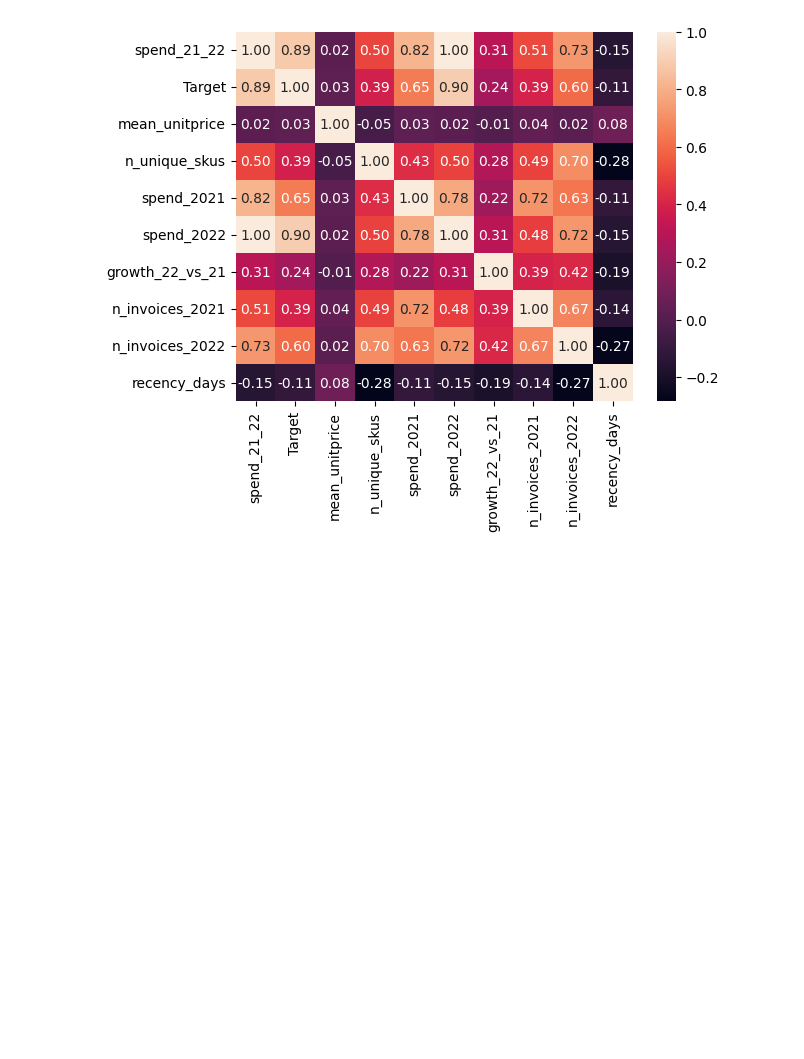
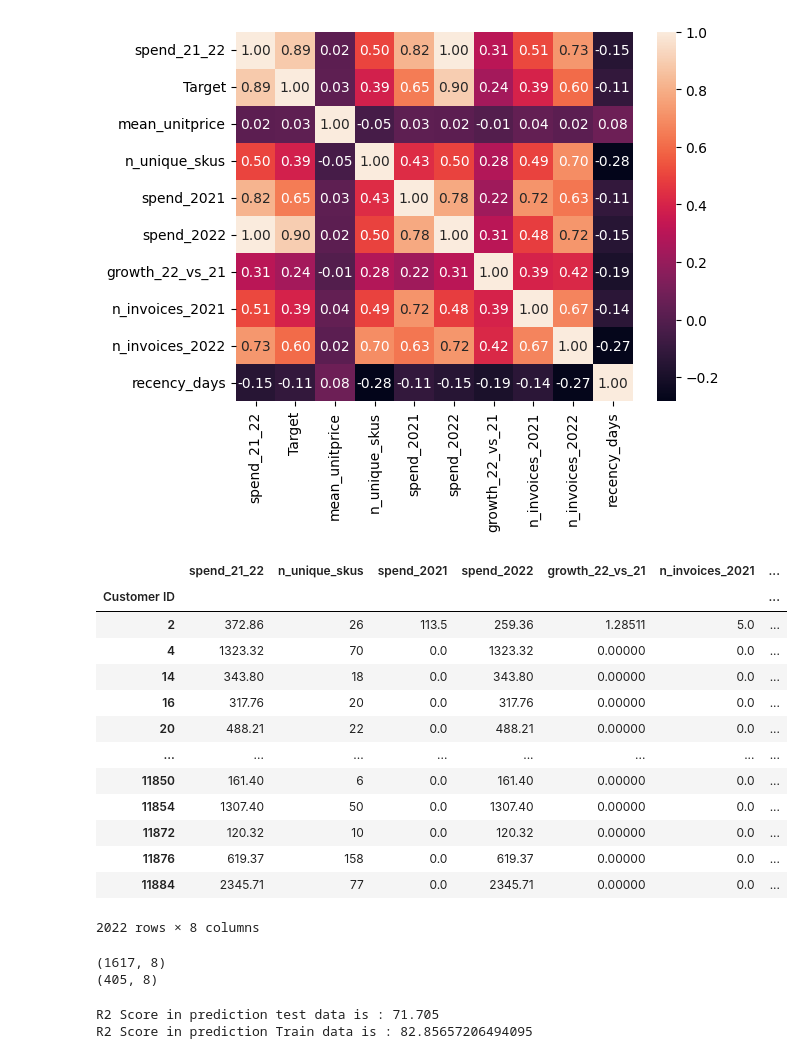
Before and after one commit to Mo-sharifi/retail-2023-spend-prediction, a Jupyter notebook: main.ipynb, the cells around one changed output. Drawn from its saved outputs; the diff is of its cells as text; code cells hidden in the pictures; blank space fills up the shorter version.

Commit message:
train Linearmodel on Train dataset and got 82% r2 on train phase and 71% on test phase

```diff
--- a/main.ipynb
+++ b/main.ipynb
@@ -279,3 +285,46 @@ sns.heatmap(df_customer.corr(),annot=True,fmt="0.2f")
 # %% [output]
 <Axes: >
 [figure]
+# %%
+X = df_customer.drop(columns=["Target","mean_unitprice"])
+y = df_customer["Target"]
+# %%
+X
+# %% [output]
+|  | spend_21_22 | n_unique_skus | spend_2021 | spend_2022 | growth_22_vs_21 | n_invoices_2021 | ... |
+| Customer ID |  |  |  |  |  |  | ... |
+| 2 | 372.86 | 26 | 113.5 | 259.36 | 1.28511 | 5.0 | ... |
+| 4 | 1323.32 | 70 | 0.0 | 1323.32 | 0.00000 | 0.0 | ... |
+| 14 | 343.80 | 18 | 0.0 | 343.80 | 0.00000 | 0.0 | ... |
+| 16 | 317.76 | 20 | 0.0 | 317.76 | 0.00000 | 0.0 | ... |
+| 20 | 488.21 | 22 | 0.0 | 488.21 | 0.00000 | 0.0 | ... |
+| ... | ... | ... | ... | ... | ... | ... | ... |
+| 11850 | 161.40 | 6 | 0.0 | 161.40 | 0.00000 | 0.0 | ... |
+| 11854 | 1307.40 | 50 | 0.0 | 1307.40 | 0.00000 | 0.0 | ... |
+| 11872 | 120.32 | 10 | 0.0 | 120.32 | 0.00000 | 0.0 | ... |
+| 11876 | 619.37 | 158 | 0.0 | 619.37 | 0.00000 | 0.0 | ... |
+| 11884 | 2345.71 | 77 | 0.0 | 2345.71 | 0.00000 | 0.0 | ... |
+2022 rows × 8 columns
+# %%
+X_train , X_test , y_train , y_test = train_test_split(X,y,test_size=0.2,random_state=42)
+print(X_train.shape)
+print(X_test.shape)
+# %% [output]
+(1617, 8)
+(405, 8)
+# %%
+pipline = Pipeline([
+    ("Scaler",StandardScaler()),
+    ("model",LinearRegression())
+])
+
+result = pipline.fit(X_train , y_train)
+y_pred = pipline.predict(X_test)
+
+print(f"R2 Score in prediction test data is : {round(r2_score(y_pred=y_pred , y_true= y_test)*100,3)}")
+
+y_pred_train = pipline.predict(X_train)
+print(f"R2 Score in prediction Train data is : {r2_score(y_pred=y_pred_train, y_true= y_train)*100}")
+# %% [output]
+R2 Score in prediction test data is : 71.705
+R2 Score in prediction Train data is : 82.85657206494095
```
Also changed, not shown: parts of 1 cell of this notebook.
